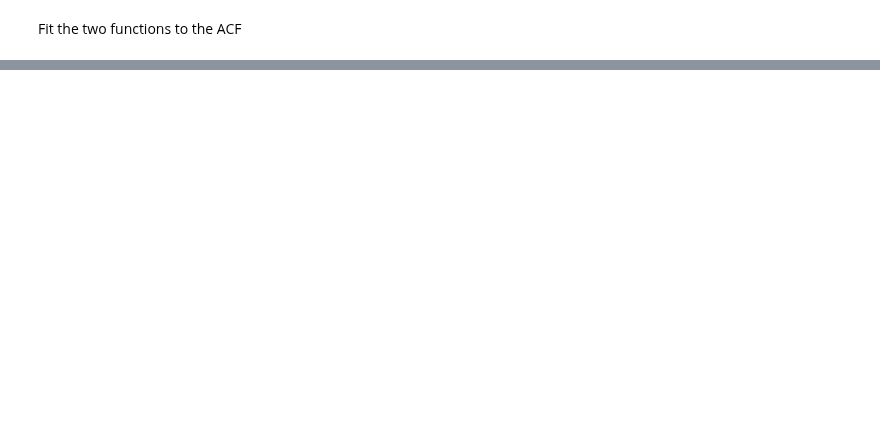
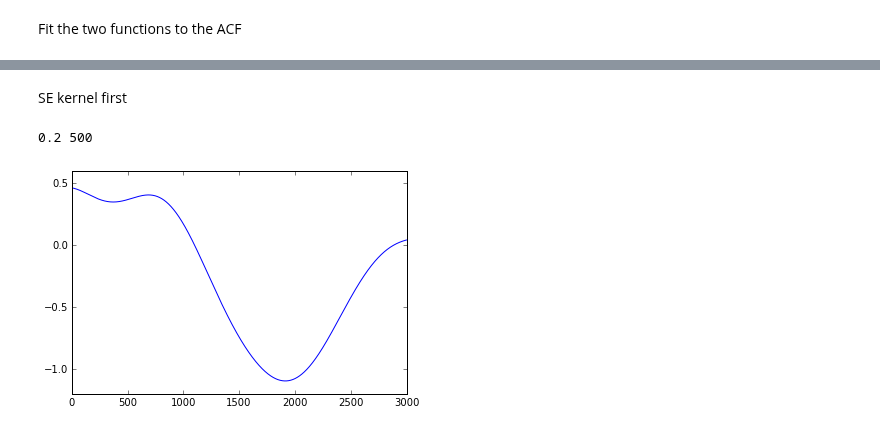
Before and after one commit to RuthAngus/GProtation, a Jupyter notebook: code/acf_tests.ipynb, the cells around one changed output, grey strips where cells are left out. Saved outputs shown, nothing was run; the diff lists cells and outputs as text; code cells hidden in the pictures; blank space fills up the shorter version.

```diff
--- a/code/acf_tests.ipynb
+++ b/code/acf_tests.ipynb
@@ -83,0 +148,12 @@ ValueError: setting an array element with a sequence.
+# %% [markdown]
+SE kernel first
+# %%
+K = A * ExpSquaredKernel(l**2)
+gp = george.GP(K)
+xs = np.arange(3000)
+sample = gp.sample(xs, 1)
+plt.plot(sample)
+print(A, l)
+# %% [output]
+0.2 500
+[figure, added]
```
Also changed, not shown: parts of 29 cells of this notebook, 10 other files.
